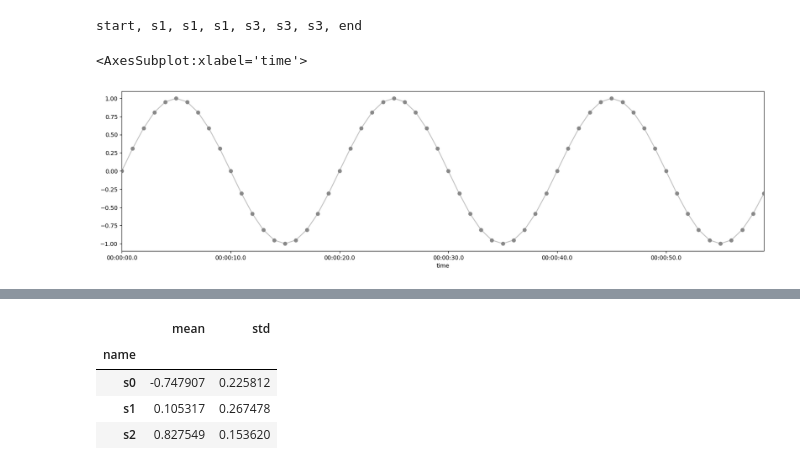
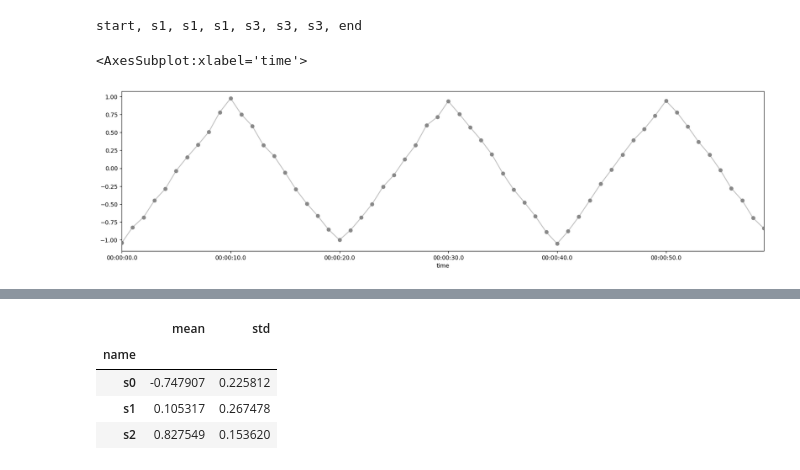
Before and after one commit to jonnor/machinehearing, a Jupyter notebook: handson/constrained-hmm/ConstrainedHMM.ipynb, the cells around one changed output, grey strips where cells are left out. Saved outputs shown, nothing was run; the diff lists cells and outputs as text; code cells hidden in the pictures.

```diff
--- a/handson/constrained-hmm/ConstrainedHMM.ipynb
+++ b/handson/constrained-hmm/ConstrainedHMM.ipynb
@@ -47,32 +47,38 @@ print(", ".join(state.name for i, state in model.viterbi(list('ABBAAA'))[1]))
 # %% [output]
 start, s1, s1, s1, s3, s3, s3, end
 # %%
+import pandas
+import scipy.signal
 
 def sinewave(freq, duration, samplerate):
-    t = numpy.arange(samplerate*duration)
+
     sin = numpy.sin(2*numpy.pi*(freq/samplerate)*t)
     return sin, t
 
-def sinewave_series(period='10sec', freq='1sec', duration='1min'):
+def triangle(freq, duration, samplerate, phase=0.5):
+
+    t = numpy.arange(samplerate*duration)
+    triangle = scipy.signal.sawtooth(2*numpy.pi*freq*(t/samplerate), phase)
+    return triangle, t
+
+def make_series(shape='triangle', period='10sec', freq='1sec', duration='1min'):
     period = pandas.Timedelta(period)
     duration = pandas.Timedelta(duration)
     freq = pandas.Timedelta(freq)
 
-    w = sinewave(1/period.total_seconds(), duration.total_seconds(), freq.total_seconds())
+    if shape == 'sine':
+        w = sinewave(1/period.total_seconds(), duration.total_seconds(), freq.total_seconds())
+    elif shape == 'triangle':
+        w = triangle(1/period.total_seconds(), duration.total_seconds(), freq.total_seconds())
+    else:
+        raise ValueError(f"Unknown shape '{shape}'")
     y, t = w
+    y = y + (-.1 * numpy.random.random(size=len(y)) )
+    #y = 0
     t = pandas.to_timedelta(t, unit='s')
     s = pandas.Series(y, index=t)
     s.index.name = 'time'
     return s
-
-samples = [
-    sinewave_series(period='20sec'),
-]
-
-import pandas
-fig, ax = plt.subplots(1, figsize=(20, 5))
-samples[0].plot(ax=ax, marker='o', ls='none', color='grey', alpha=0.9)
-samples[0].plot(ax=ax, ls='-', alpha=0.5, color='grey')
 # %% [output]
 <AxesSubplot:xlabel='time'>
-[figure, old version]
+[figure, new version]
```
Also changed, not shown: parts of 2 cells of this notebook.
